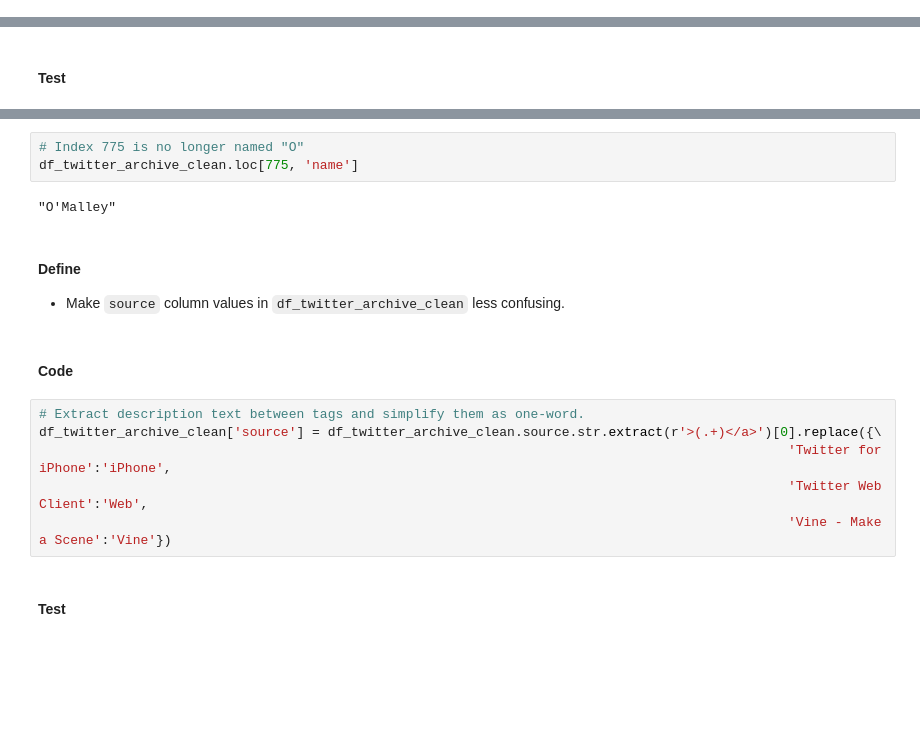
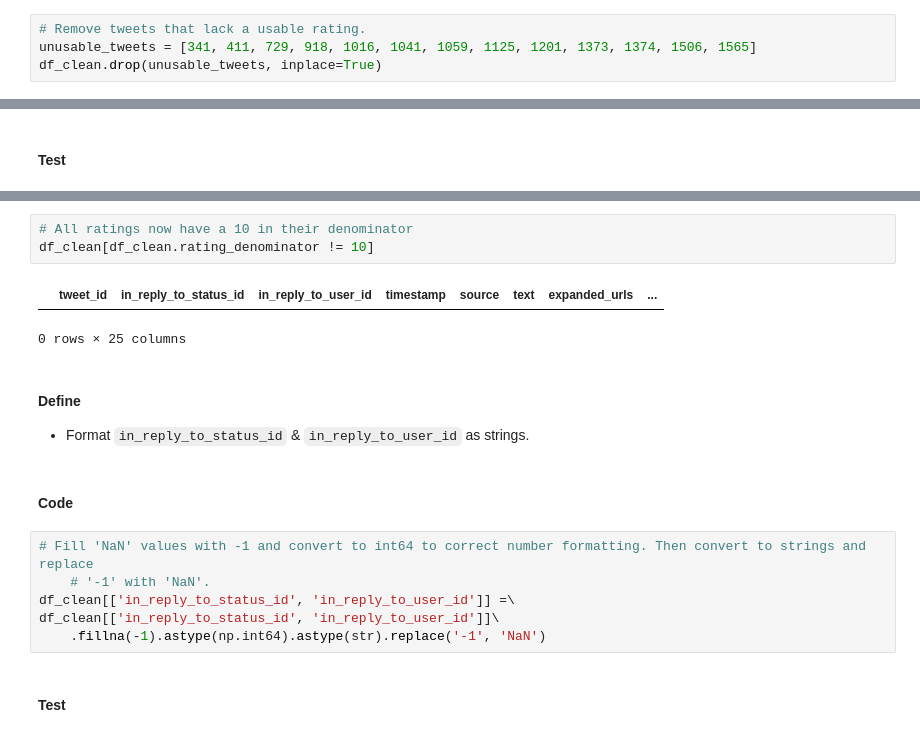
Before and after one commit to iRowebot/Wrangling-Analysis-Visualization-WeRateDogs-Tweets, a Jupyter notebook: wrangle_act.ipynb, the cells around one changed output, grey strips where cells are left out. Saved outputs shown, nothing was run; the diff lists cells and outputs as text; blank space fills up the shorter version.

```diff
--- a/wrangle_act.ipynb
+++ b/wrangle_act.ipynb
@@ -514,0 +478,4 @@ df_twitter_archive_clean.loc[775, 'name'] = "O'Malley"
+# %%
+# Remove tweets that lack a usable rating.
+unusable_tweets = [341, 411, 729, 918, 1016, 1041, 1059, 1125, 1201, 1373, 1374, 1506, 1565]
+df_clean.drop(unusable_tweets, inplace=True)
@@ -538,18 +492,19 @@ Name: name, Length: 955, dtype: int64
-# %%
-# Index 775 is no longer named "O"
-df_twitter_archive_clean.loc[775, 'name']
-# %% [output]
-"O'Malley"
-# %% [markdown]
-#### Define
-* Make `source` column values in `df_twitter_archive_clean` less confusing.
+# %%
+# All ratings now have a 10 in their denominator
+df_clean[df_clean.rating_denominator != 10]
+# %% [output]
+|  | tweet_id | in_reply_to_status_id | in_reply_to_user_id | timestamp | source | text | expanded_urls | ... |
+0 rows × 25 columns
+# %% [markdown]
+#### Define
+* Format `in_reply_to_status_id` & `in_reply_to_user_id` as strings.
 # %% [markdown]
 #### Code
-# %%
-# Extract description text between tags and simplify them as one-word.
-df_twitter_archive_clean['source'] = df_twitter_archive_clean.source.str.extract(r'>(.+)</a>')[0].replace({\
-                                                                                                'Twitter for iPhone':'iPhone',
-                                                                                                'Twitter Web Client':'Web',
-                                                                                                'Vine - Make a Scene':'Vine'})
+# %%
+# Fill 'NaN' values with -1 and convert to int64 to correct number formatting. Then convert to strings and replace
+    # '-1' with 'NaN'.
+df_clean[['in_reply_to_status_id', 'in_reply_to_user_id']] =\
+df_clean[['in_reply_to_status_id', 'in_reply_to_user_id']]\
+    .fillna(-1).astype(np.int64).astype(str).replace('-1', 'NaN')
 # %% [markdown]
 #### Test
```
Also changed, not shown: parts of 70 cells of this notebook.
